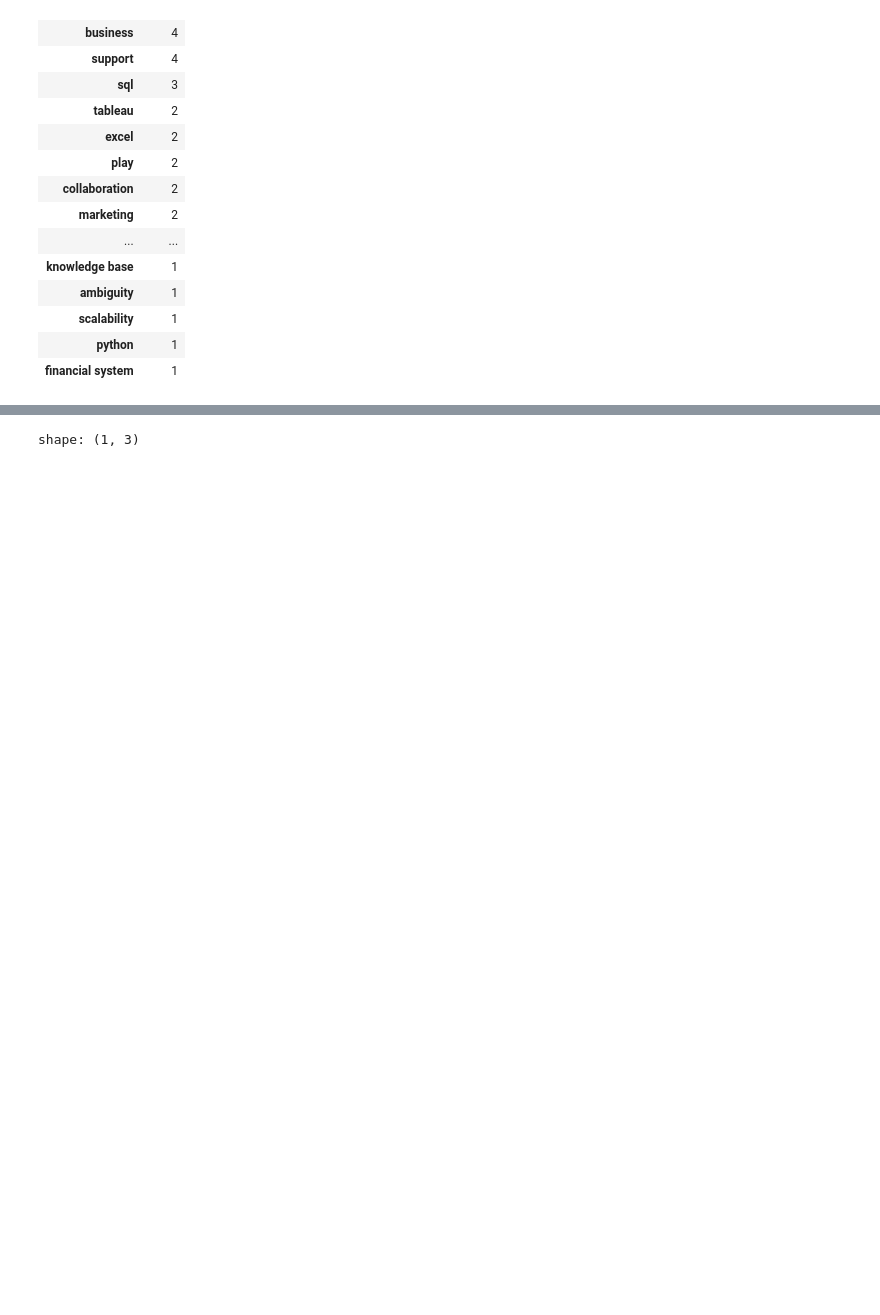
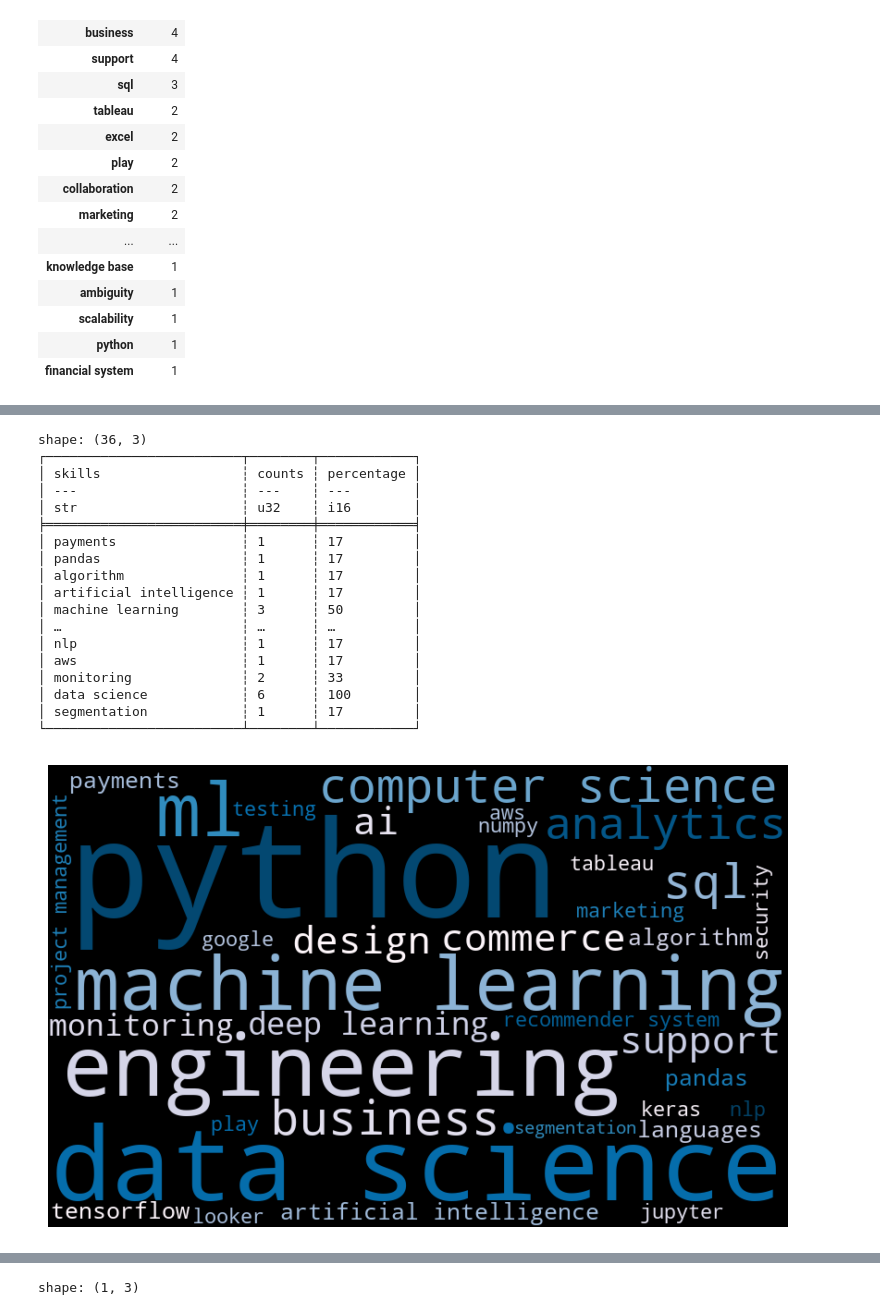
Before and after one commit to lalelisealstad/data-job-dash, a Jupyter notebook: notebooks/dev.ipynb, the cells around one changed output, grey strips where cells are left out. Cells and saved outputs as stored; diff of their text form; code cells hidden in the pictures; blank space fills up the shorter version.

```diff
--- a/notebooks/dev.ipynb
+++ b/notebooks/dev.ipynb
@@ -223,3 +240,52 @@ skills_counts
+# %%
+print(skills_counts)
+word_count = dict(zip(skills_counts['skills'], skills_counts['counts']))
+
+import base64
+# Define a function to update the word cloud image
+def update_word_cloud_from_frequencies(cleaned_word_count):
+    wordcloud = WordCloud(
+        background_color='black',
+        contour_width=2,
+        contour_color='black',
+        colormap='PuBu',
+        width=800,
+        height=500
+    ).generate_from_frequencies(cleaned_word_count)
+
+    plt.figure(figsize=(10, 6))
+    plt.imshow(wordcloud, interpolation='bilinear')
+    plt.axis('off')
+    plt.savefig('word_cloud.png', bbox_inches='tight')
+
+    # Encode the image in base64
+    with open('word_cloud.png', 'rb') as img_file:
+        encoded_image = base64.b64encode(img_file.read()).decode()
+
+    return 'embedded-picture'.format(encoded_image)
+
+# Generate the word cloud and get the base64 encoded image string
+encoded_image_str = update_word_cloud_from_frequencies(word_count)
+# %% [output]
+shape: (36, 3)
+┌─────────────────────────┬────────┬────────────┐
+│ skills                  ┆ counts ┆ percentage │
+│ ---                     ┆ ---    ┆ ---        │
+│ str                     ┆ u32    ┆ i16        │
+╞═════════════════════════╪════════╪════════════╡
+│ payments                ┆ 1      ┆ 17         │
+│ pandas                  ┆ 1      ┆ 17         │
+│ algorithm               ┆ 1      ┆ 17         │
+│ artificial intelligence ┆ 1      ┆ 17         │
+│ machine learning        ┆ 3      ┆ 50         │
+│ …                       ┆ …      ┆ …          │
+│ nlp                     ┆ 1      ┆ 17         │
+│ aws                     ┆ 1      ┆ 17         │
+│ monitoring              ┆ 2      ┆ 33         │
+│ data science            ┆ 6      ┆ 100        │
+│ segmentation            ┆ 1      ┆ 17         │
+└─────────────────────────┴────────┴────────────┘
+[figure, added]
 # %%
 from wordcloud import WordCloud
 import matplotlib.pyplot as plt
```
Also changed, not shown: parts of 10 cells of this notebook, 7 other files.
